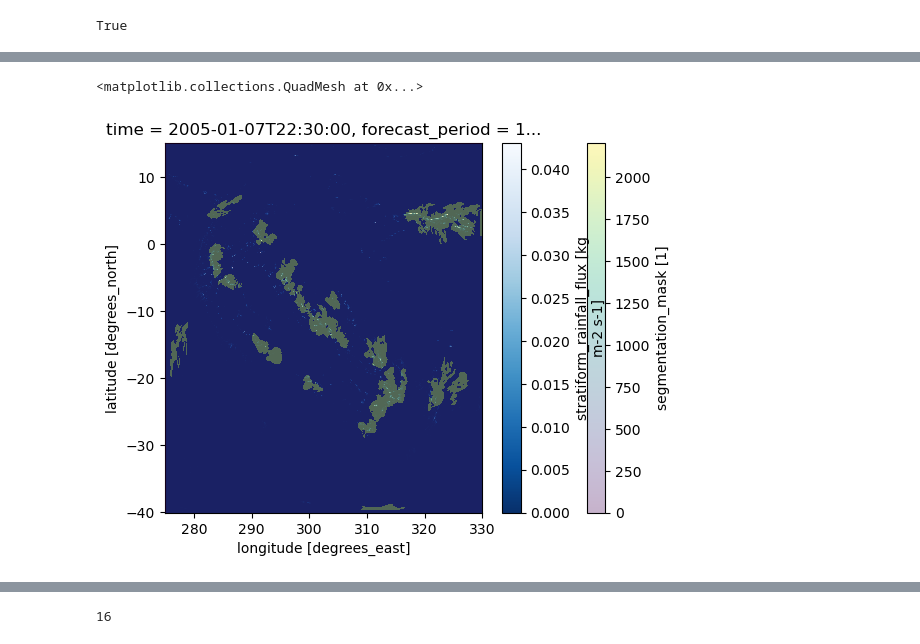
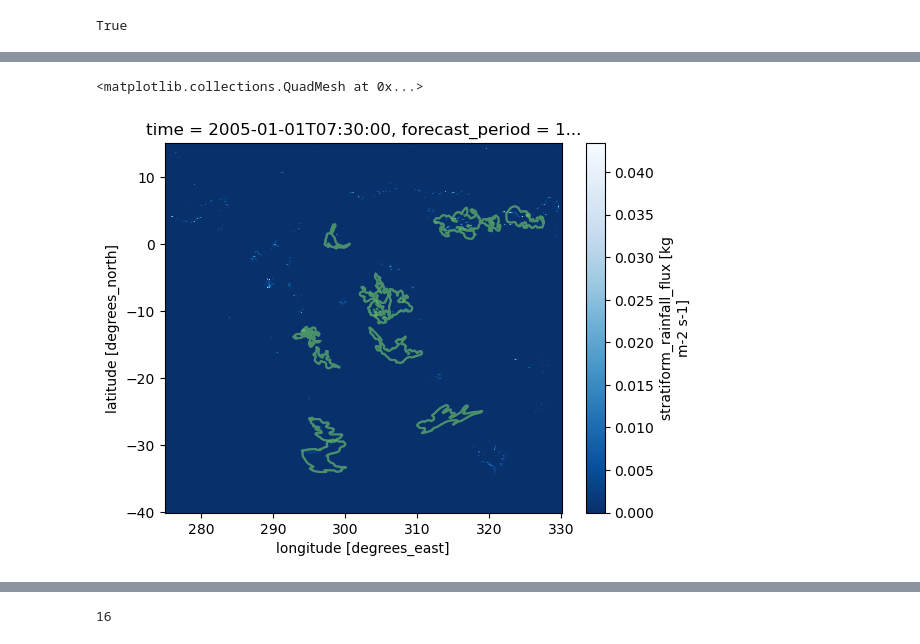
Before and after one commit to harrietgilmour/tobac_sensitivity, a Jupyter notebook: precip_filter_testing.ipynb, the cells around one changed output, grey strips where cells are left out. Drawn from its saved outputs; the diff is of its cells as text; code cells hidden in the pictures.

Commit message:
precip filter testing (possibly working?!)

```diff
--- a/precip_filter_testing.ipynb
+++ b/precip_filter_testing.ipynb
@@ -258,7 +392,7 @@ for idx in subset.idx.values: #find all the idx values for that unique cell / tr
 # %%
-mask[166,:,:].plot(alpha=0.3,zorder=5)
-precip[166,:,:].plot(cmap='Blues_r')
+mask[7,:,:].plot.contour(alpha=0.3,zorder=5)
+precip[7,:,:].plot(cmap='Blues_r')
 # %% [output]
 <matplotlib.collections.QuadMesh at 0x...>
-[figure, old version]
+[figure, new version]
 # %%
```
Also changed, not shown: parts of 19 cells of this notebook.
